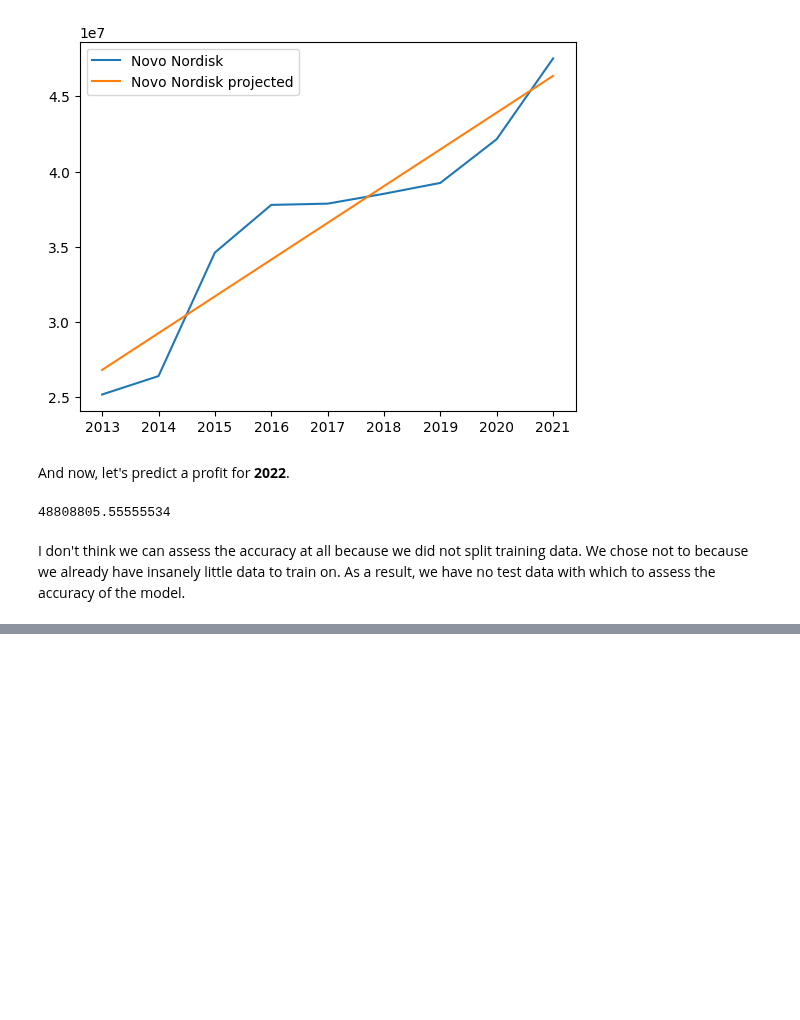
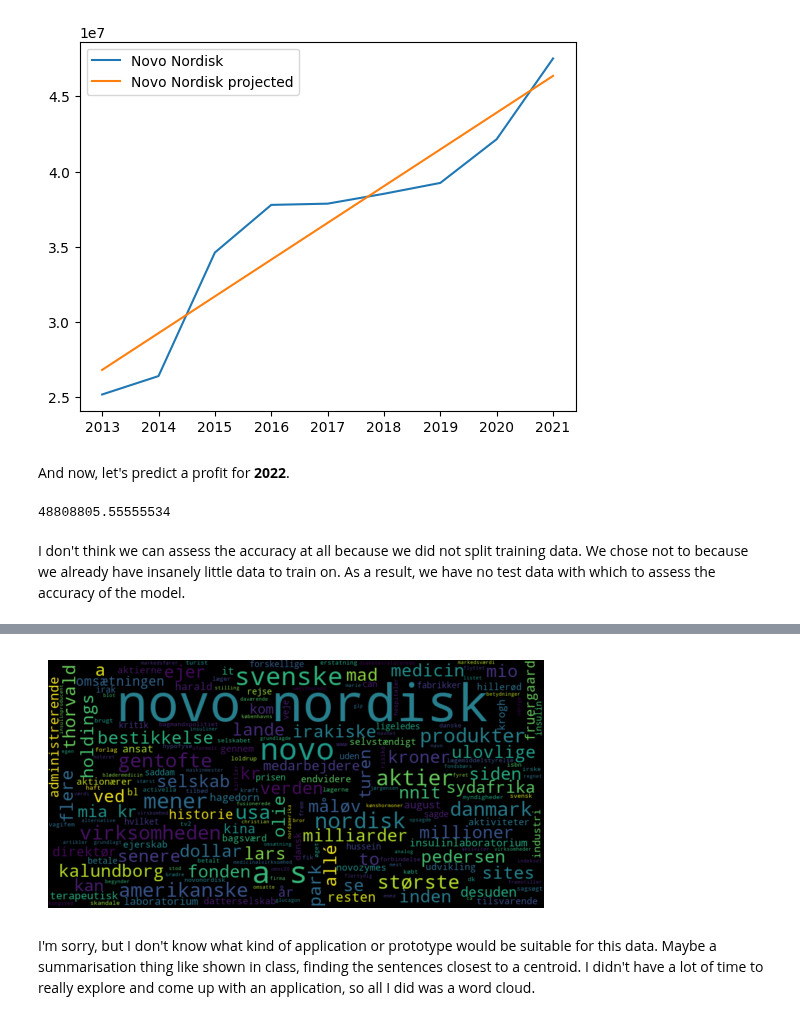
Before and after one commit to KD131/soft-sem1-datascience-sp1, a Jupyter notebook: internship_data.ipynb, the cells around one changed output, grey strips where cells are left out. Cells and saved outputs as stored; diff of their text form; code cells hidden in the pictures; blank space fills up the shorter version.

Commit message:
sp3 - data from wiki - dacy - wordcloud

```diff
--- a/internship_data.ipynb
+++ b/internship_data.ipynb
@@ -845,0 +854,2 @@ I don't think we can assess the accuracy at all because we did not split trainin
+# %%
+wikipedia.set_lang('da')
@@ -845,0 +867,12 @@ I don't think we can assess the accuracy at all because we did not split trainin
+# %%
+def get_wiki_page(company):
+    try:
+        page = wikipedia.page(company)
+        print(company, page.url)
+        return page.content
+    except wikipedia.exceptions.DisambiguationError as e:
+        print(company, e.options)
+    except wikipedia.exceptions.PageError as e:
+        print(company, e)
+# %%
+pages = json_or_get('data/wikipedia_pages.json', df_company.index, get_wiki_page)
@@ -845,0 +927,3 @@ I don't think we can assess the accuracy at all because we did not split trainin
+# %%
+# nltk.download('stopwords')
+da_stopwords = nltk.corpus.stopwords.words('danish')
@@ -845,0 +951,10 @@ I don't think we can assess the accuracy at all because we did not split trainin
+# %%
+wordcloud = WordCloud(width=800, height=400, stopwords=da_stopwords).generate(pages['Novo Nordisk'].content.lower())
+plt.figure()
+plt.imshow(wordcloud, interpolation="bilinear")
+plt.axis("off")
+plt.show()
+# %% [output]
+[figure, added]
+# %% [markdown]
+I'm sorry, but I don't know what kind of application or prototype would be suitable for this data. Maybe a summarisation thing like shown in class, finding the sentences closest to a centroid. I didn't have a lot of time to really explore and come up with an application, so all I did was a word cloud.
```
Also changed, not shown: parts of 18 cells of this notebook, 3 other files.
